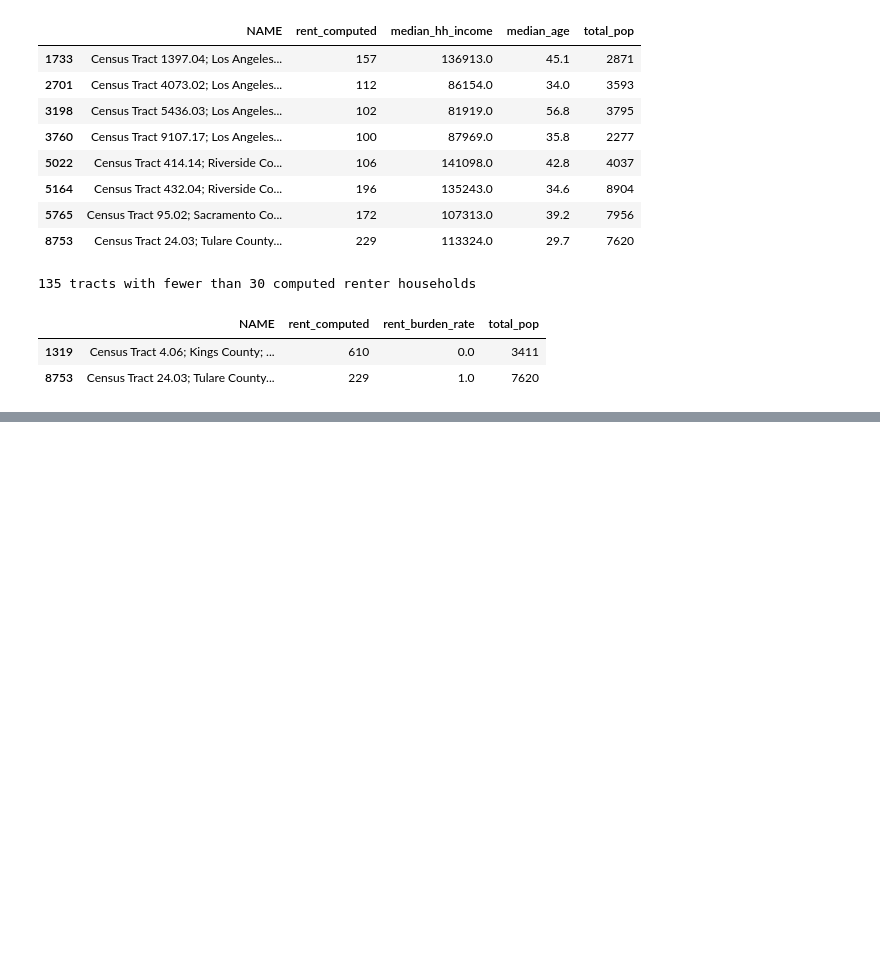
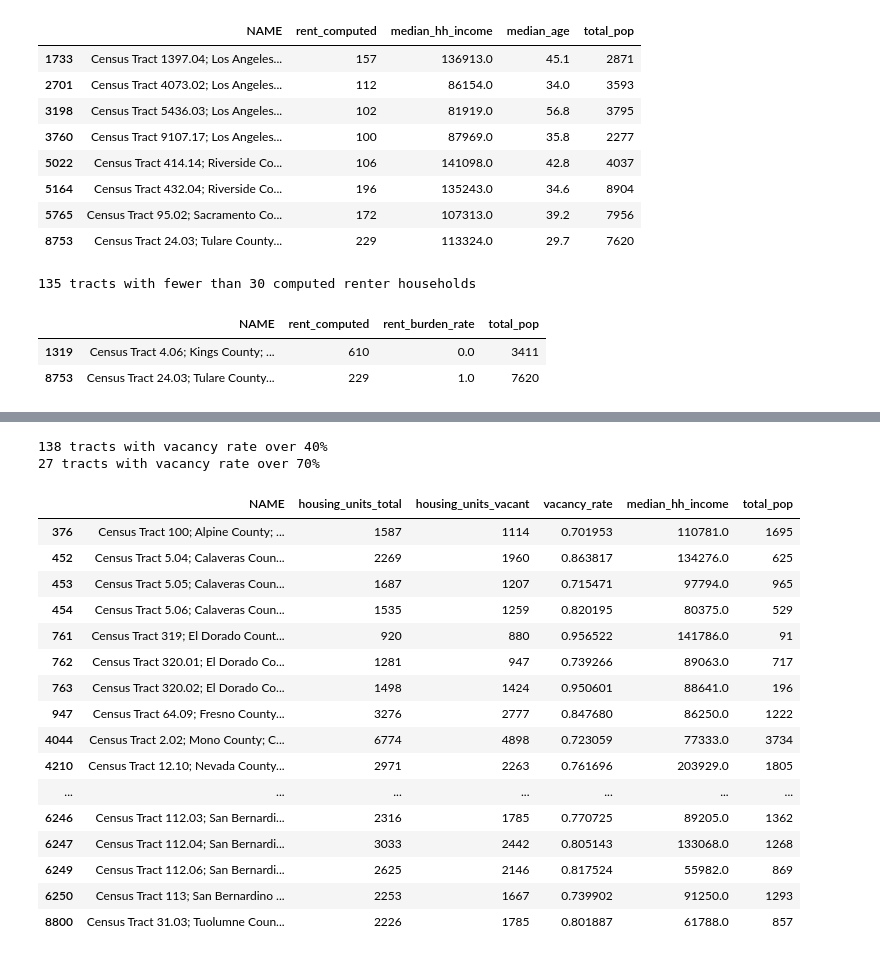
Before and after one commit to Djaser23/SDOH_Predictive_Hotspotting_CA, a Jupyter notebook: notebooks/03_EDA.ipynb, the cells around one changed output, grey strips where cells are left out. Drawn from its saved outputs; the diff is of its cells as text; code cells hidden in the pictures; blank space fills up the shorter version.

Commit message:
03_EDA: build no-diploma, unemployment, and vacancy rates; investigate extreme tracts

```diff
--- a/notebooks/03_EDA.ipynb
+++ b/notebooks/03_EDA.ipynb
@@ -312,0 +301,11 @@ df.loc[
+# %%
+# build no high school diploma rate
+# with a numerator being the sum of all columns populations of persons 25+ years old
+# with less than a high school diploma and the denominator the total population of 25+ years old
+
+no_hs_dip_cols = ['edu_no_school', 'edu_nursery', 'edu_kindergarten', 'edu_grade_1', 'edu_grade_2',
+'edu_grade_3', 'edu_grade_4', 'edu_grade_5', 'edu_grade_6', 'edu_grade_7', 'edu_grade_8',
+'edu_grade_9', 'edu_grade_10','edu_grade_11', 'edu_12th_no_diploma']
+
+df['no_hs_dip_rate'] = df[no_hs_dip_cols].sum(axis=1) / df['edu_total_25plus'].where(df['edu_total_25plus'] > 0)
+df['no_hs_dip_rate'].describe()
@@ -312,0 +348,4 @@ df.loc[
+# %%
+# build unemployment rate: unemployed / civilian labor force (zero-guarded)
+df['unemployment_rate'] = df['unemployed'] / df['labor_force'].where(df['labor_force'] > 0)
+df['unemployment_rate'].describe()
@@ -312,0 +386,4 @@ df.loc[
+# %%
+# build vacancy rate: vacant housing units / total housing units (zero-guarded)
+df['vacancy_rate'] = df['housing_units_vacant'] / df['housing_units_total'].where(df['housing_units_total'] > 0)
+df['vacancy_rate'].describe()
@@ -312,0 +400,25 @@ df.loc[
+# %%
+# investigate tracts with high vacancy rate
+print((df['vacancy_rate'] > 0.4).sum(), 'tracts with vacancy rate over 40%')
+print((df['vacancy_rate'] > 0.7).sum(), 'tracts with vacancy rate over 70%')
+df.loc[df['vacancy_rate'] > 0.7,['NAME', 'housing_units_total', 'housing_units_vacant', 'vacancy_rate', 'median_hh_income', 'total_pop']]
+# %% [output]
+138 tracts with vacancy rate over 40%
+27 tracts with vacancy rate over 70%
+|  | NAME | housing_units_total | housing_units_vacant | vacancy_rate | median_hh_income | total_pop |
+| 376 | Census Tract 100; Alpine County; ... | 1587 | 1114 | 0.701953 | 110781.0 | 1695 |
+| 452 | Census Tract 5.04; Calaveras Coun... | 2269 | 1960 | 0.863817 | 134276.0 | 625 |
+| 453 | Census Tract 5.05; Calaveras Coun... | 1687 | 1207 | 0.715471 | 97794.0 | 965 |
+| 454 | Census Tract 5.06; Calaveras Coun... | 1535 | 1259 | 0.820195 | 80375.0 | 529 |
+| 761 | Census Tract 319; El Dorado Count... | 920 | 880 | 0.956522 | 141786.0 | 91 |
+| 762 | Census Tract 320.01; El Dorado Co... | 1281 | 947 | 0.739266 | 89063.0 | 717 |
+| 763 | Census Tract 320.02; El Dorado Co... | 1498 | 1424 | 0.950601 | 88641.0 | 196 |
+| 947 | Census Tract 64.09; Fresno County... | 3276 | 2777 | 0.847680 | 86250.0 | 1222 |
+| 4044 | Census Tract 2.02; Mono County; C... | 6774 | 4898 | 0.723059 | 77333.0 | 3734 |
+| 4210 | Census Tract 12.10; Nevada County... | 2971 | 2263 | 0.761696 | 203929.0 | 1805 |
+| ... | ... | ... | ... | ... | ... | ... |
+| 6246 | Census Tract 112.03; San Bernardi... | 2316 | 1785 | 0.770725 | 89205.0 | 1362 |
+| 6247 | Census Tract 112.04; San Bernardi... | 3033 | 2442 | 0.805143 | 133068.0 | 1268 |
+| 6249 | Census Tract 112.06; San Bernardi... | 2625 | 2146 | 0.817524 | 55982.0 | 869 |
+| 6250 | Census Tract 113; San Bernardino ... | 2253 | 1667 | 0.739902 | 91250.0 | 1293 |
+| 8800 | Census Tract 31.03; Tuolumne Coun... | 2226 | 1785 | 0.801887 | 61788.0 | 857 |
```
Also changed, not shown: parts of 11 cells of this notebook.
